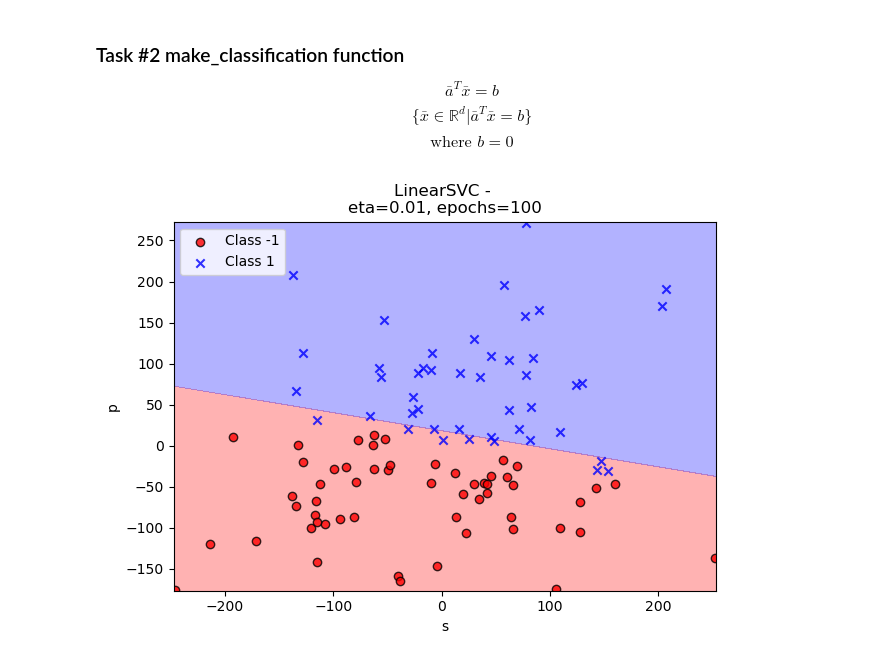
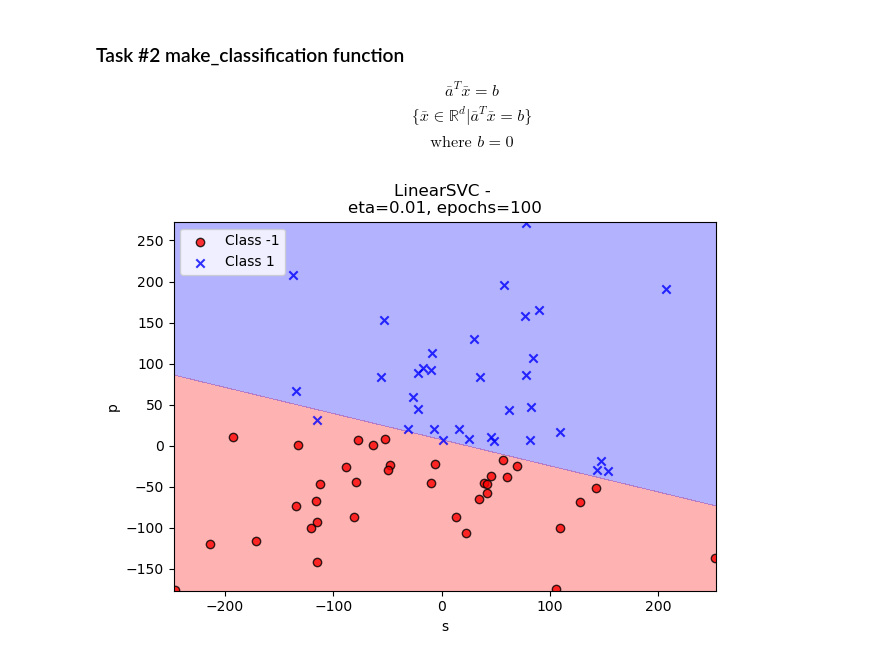
Before and after one commit to nnail0/429-hw2, a Jupyter notebook: linear_svc_mn.ipynb, the cells around one changed output. Cells and saved outputs as stored; diff of their text form; code cells hidden in the pictures.

```diff
--- a/linear_svc_mn.ipynb
+++ b/linear_svc_mn.ipynb
@@ -116,6 +116,7 @@ $$\bar{a}^T \bar{x} = b$$
 $$\{ \bar{x} \in \mathbb{R}^d | \bar{a}^T \bar{x} = b\}$$
 $$\text{where } b=0$$
 # %%
+from sklearn.model_selection import train_test_split
 def make_classification(d,n, u=100,seed=1):
     """
     Generates a set of linearly seperable data
@@ -140,8 +141,15 @@ def make_classification(d,n, u=100,seed=1):
         y.append(yi)
     Y = np.array(y)
 
-    #TODO make the first 70% training, and the last 30% test
-    return X,Y
+    split_idx = int(np.ceil(n * 0.7))
+    X_train, X_test = np.split(X, [split_idx])
+    Y_train, Y_test = np.split(Y, [split_idx])
+
+
+    X_train, X_test, Y_train, Y_test = train_test_split(X, Y, test_size=0.3, random_state=seed)
+
+
+    return X_train, X_test, Y_train, Y_test
 # %%
 from matplotlib.colors import ListedColormap
 import matplotlib.pyplot as plt
@@ -183,24 +191,24 @@ def plot_decision_regions(X, y, classifier, test_idx=None,
 # %%
 #plotting the decision boundary found for linear svc on the Iris dataset
 svc = LinearSVC(n_iter=100, eta=0.001)
-X,Y = make_classification(d=2,n=100,u=100,seed=96)
+X_train, X_test, Y_train, Y_test = make_classification(d=2,n=100,u=100,seed=96)
 
 
 svc_start = datetime.now()
-svc.fit(X, Y)
+svc.fit(X_train, Y_train)
 svc_end = datetime.now()
 SVC_t = (svc_end - svc_start).total_seconds() *1000
 
-plot_decision_regions(X, Y, classifier=svc)
+plot_decision_regions(X_train, Y_train, classifier=svc)
 plt.title(f'LinearSVC - \n'
           f'eta={ETA}, epochs={NUM_ITER}')
 plt.xlabel('s')
 plt.ylabel('p')
 plt.legend(loc='upper left')
 plt.tight_layout()
 plt.show()
 # %% [output]
-[figure, old version]
+[figure, new version]
 # %%
 #from LinearSVC import LinearSVC as mySVC
 #from sklearn.svm import LinearSVC as skSVC
```
Also changed, not shown: parts of 2 cells of this notebook.
